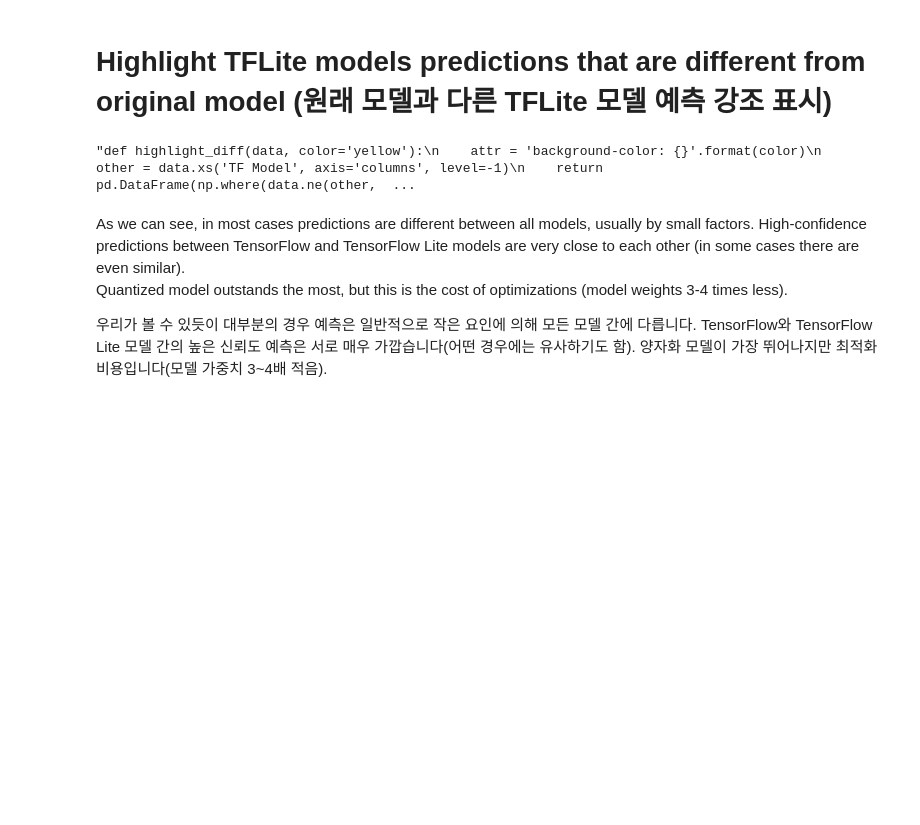
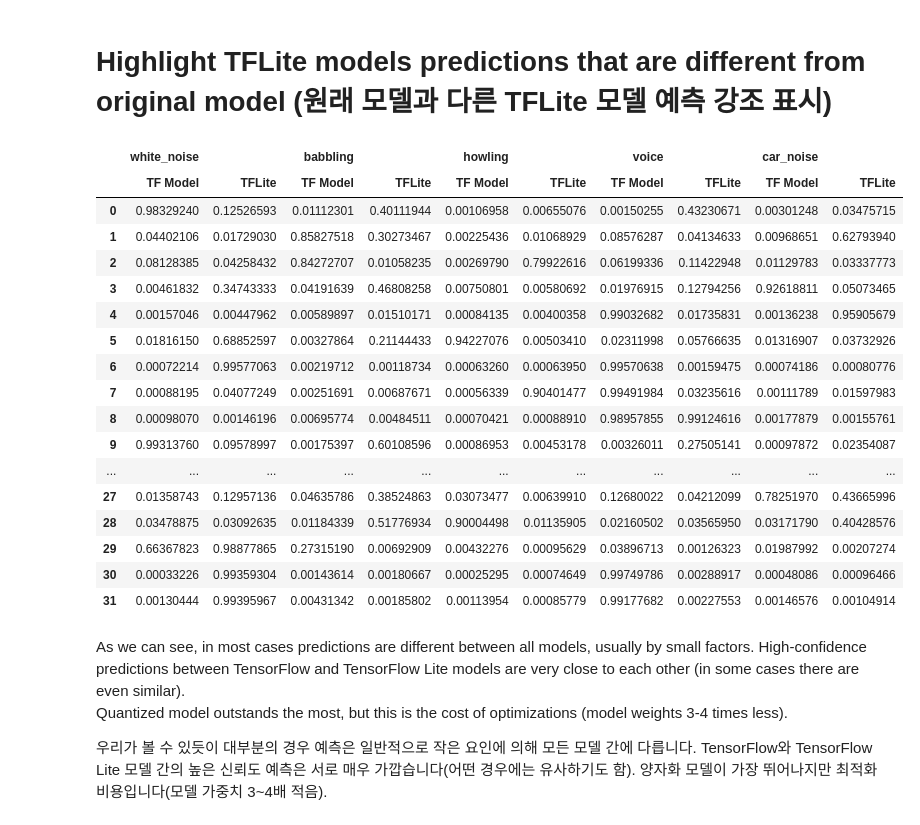
Before and after one commit to YujinCHACHA/DNA_test1, a Jupyter notebook: Testing_TFLite_model_v2_sound_tf_fin_del_lite.ipynb, the cells around one changed output. Saved outputs shown, nothing was run; the diff lists cells and outputs as text; code cells hidden in the pictures; blank space fills up the shorter version.

```diff
--- a/Testing_TFLite_model_v2_sound_tf_fin_del_lite.ipynb
+++ b/Testing_TFLite_model_v2_sound_tf_fin_del_lite.ipynb
@@ -483,9 +774,8 @@ print("type:", output_details[0]['dtype'])'''
 # %%
-'''tflite_interpreter_quant.set_tensor(input_details[0]['index'], val_image_batch)
+tflite_interpreter_quant.set_tensor(input_details[0]['index'], val_image_batch)
 
 tflite_interpreter_quant.invoke()
 
 tflite_q_model_predictions = tflite_interpreter_quant.get_tensor(output_details[0]['index'])
 print("\nPrediction results shape:", tflite_q_model_predictions.shape)
-'''
 # %% [output]
@@ -493,9 +783,9 @@ print("\nPrediction results shape:", tflite_q_model_predictions.shape)
 # %% [markdown]
 # Convert prediction results to Pandas dataframe, for better visualization(더 나은 시각화를 위해 예측 결과를 Pandas 데이터 프레임으로 변환)
 # %%
-'''tflite_q_pred_dataframe = pd.DataFrame(tflite_q_model_predictions)
+tflite_q_pred_dataframe = pd.DataFrame(tflite_q_model_predictions)
 tflite_q_pred_dataframe.columns = dataset_labels
 
 print("Quantized TFLite model prediction results for the first elements")
-tflite_q_pred_dataframe.head()'''
+tflite_q_pred_dataframe.head()
 # %% [output]
@@ -508,10 +804,10 @@ Now we will use Pandas to visualize results from all 3 models and find differenc
 # %% [markdown]
 # Concatenate results from all models(모든 모델의 결과 연결)
 # %%
-'''all_models_dataframe = pd.concat([tf_pred_dataframe,
+all_models_dataframe = pd.concat([#tf_pred_dataframe,
                                   tflite_pred_dataframe,
                                   tflite_q_pred_dataframe],
                                  keys=['TF Model', 'TFLite', 'TFLite quantized'],
                                  axis='columns')
-all_models_dataframe.head()'''
+all_models_dataframe.head()
 # %% [output]
@@ -525,15 +834,32 @@ all_models_dataframe.head()'''
 # %% [markdown]
 # Highlight TFLite models predictions that are different from original model (원래 모델과 다른 TFLite 모델 예측 강조 표시)
 # %%
-'''def highlight_diff(data, color='yellow'):
+def highlight_diff(data, color='yellow'):
     attr = 'background-color: {}'.format(color)
     other = data.xs('TF Model', axis='columns', level=-1)
     return pd.DataFrame(np.where(data.ne(other, level=0), attr, ''),
                         index=data.index, columns=data.columns)
 
-all_models_dataframe.style.apply(highlight_diff, axis=None)'''
+all_models_dataframe.style.apply(highlight_diff, axis=None)
 # %% [output]
-"def highlight_diff(data, color='yellow'):\n    attr = 'background-color: {}'.format(color)\n    other = data.xs('TF Model', axis='columns', level=-1)\n    return pd.DataFrame(np.where(data.ne(other,  ...
+|  | white_noise |  | babbling |  | howling |  | voice |  | car_noise |  |
+|  | TF Model | TFLite | TF Model | TFLite | TF Model | TFLite | TF Model | TFLite | TF Model | TFLite |
+| 0 | 0.98329240 | 0.12526593 | 0.01112301 | 0.40111944 | 0.00106958 | 0.00655076 | 0.00150255 | 0.43230671 | 0.00301248 | 0.03475715 |
+| 1 | 0.04402106 | 0.01729030 | 0.85827518 | 0.30273467 | 0.00225436 | 0.01068929 | 0.08576287 | 0.04134633 | 0.00968651 | 0.62793940 |
+| 2 | 0.08128385 | 0.04258432 | 0.84272707 | 0.01058235 | 0.00269790 | 0.79922616 | 0.06199336 | 0.11422948 | 0.01129783 | 0.03337773 |
+| 3 | 0.00461832 | 0.34743333 | 0.04191639 | 0.46808258 | 0.00750801 | 0.00580692 | 0.01976915 | 0.12794256 | 0.92618811 | 0.05073465 |
+| 4 | 0.00157046 | 0.00447962 | 0.00589897 | 0.01510171 | 0.00084135 | 0.00400358 | 0.99032682 | 0.01735831 | 0.00136238 | 0.95905679 |
+| 5 | 0.01816150 | 0.68852597 | 0.00327864 | 0.21144433 | 0.94227076 | 0.00503410 | 0.02311998 | 0.05766635 | 0.01316907 | 0.03732926 |
+| 6 | 0.00072214 | 0.99577063 | 0.00219712 | 0.00118734 | 0.00063260 | 0.00063950 | 0.99570638 | 0.00159475 | 0.00074186 | 0.00080776 |
+| 7 | 0.00088195 | 0.04077249 | 0.00251691 | 0.00687671 | 0.00056339 | 0.90401477 | 0.99491984 | 0.03235616 | 0.00111789 | 0.01597983 |
+| 8 | 0.00098070 | 0.00146196 | 0.00695774 | 0.00484511 | 0.00070421 | 0.00088910 | 0.98957855 | 0.99124616 | 0.00177879 | 0.00155761 |
+| 9 | 0.99313760 | 0.09578997 | 0.00175397 | 0.60108596 | 0.00086953 | 0.00453178 | 0.00326011 | 0.27505141 | 0.00097872 | 0.02354087 |
+| ... | ... | ... | ... | ... | ... | ... | ... | ... | ... | ... |
+| 27 | 0.01358743 | 0.12957136 | 0.04635786 | 0.38524863 | 0.03073477 | 0.00639910 | 0.12680022 | 0.04212099 | 0.78251970 | 0.43665996 |
+| 28 | 0.03478875 | 0.03092635 | 0.01184339 | 0.51776934 | 0.90004498 | 0.01135905 | 0.02160502 | 0.03565950 | 0.03171790 | 0.40428576 |
+| 29 | 0.66367823 | 0.98877865 | 0.27315190 | 0.00692909 | 0.00432276 | 0.00095629 | 0.03896713 | 0.00126323 | 0.01987992 | 0.00207274 |
+| 30 | 0.00033226 | 0.99359304 | 0.00143614 | 0.00180667 | 0.00025295 | 0.00074649 | 0.99749786 | 0.00288917 | 0.00048086 | 0.00096466 |
+| 31 | 0.00130444 | 0.99395967 | 0.00431342 | 0.00185802 | 0.00113954 | 0.00085779 | 0.99177682 | 0.00227553 | 0.00146576 | 0.00104914 |
 # %% [markdown]
 As we can see, in most cases predictions are different between all models, usually by small factors. High-confidence predictions between TensorFlow and TensorFlow Lite models are very close to each other (in some cases there are even similar).
 Quantized model outstands the most, but this is the cost of optimizations (model weights 3-4 times less).
```
Also changed, not shown: parts of 71 cells of this notebook.
